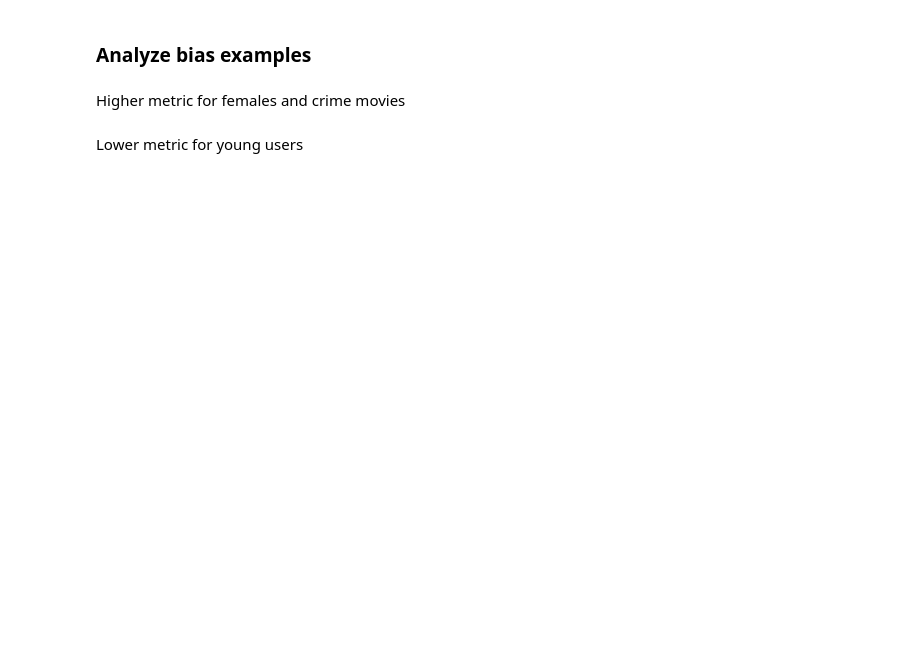
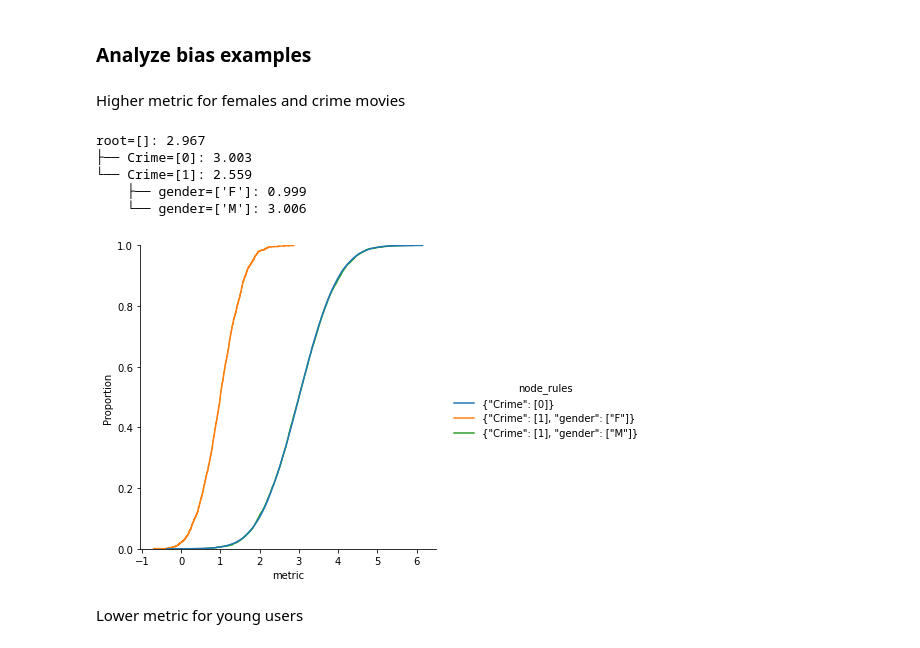
Before and after one commit to JoannaMisztalRadecka/recommendation-bias-detection, a Jupyter notebook: Bias detection for simulated examples.ipynb, the cells around one changed output. Saved outputs shown, nothing was run; the diff lists cells and outputs as text; code cells hidden in the pictures; blank space fills up the shorter version.

```diff
--- a/Bias detection for simulated examples.ipynb
+++ b/Bias detection for simulated examples.ipynb
@@ -19,11 +25,18 @@ Higher metric for females and crime movies
 # %%
 metric_name = 'metric'
 metric_distribution_bias_female_crime = lambda x: random.normalvariate(1, .5) if (x['Crime']>0 and x['gender']=='F') \
                                                                                 else random.normalvariate(3, 0.8)
 
 ratings_with_metadata[metric_name] = ratings_with_metadata.apply(metric_distribution_bias_female_crime,  1)
 bias_detection_tree = BiasDetectionTree(min_child_node_size=1000, alpha=0.01, metric_col=metric_name)
-node_metric = bias_detection_tree.analyze_bias(attributes=attributes, metric_with_metadata=ratings_with_metadata)
+node_metric = bias_detection_tree.analyze_bias(attributes=data.attributes_dict, metric_with_metadata=ratings_with_metadata)
+# %% [output]
+root=[]: 2.967
+├── Crime=[0]: 3.003
+└── Crime=[1]: 2.559
+    ├── gender=['F']: 0.999
+    └── gender=['M']: 3.006
+[figure, added]
 # %% [markdown]
 Lower metric for young users
 # %%
```
Also changed, not shown: parts of 3 cells of this notebook, 4 other files.
